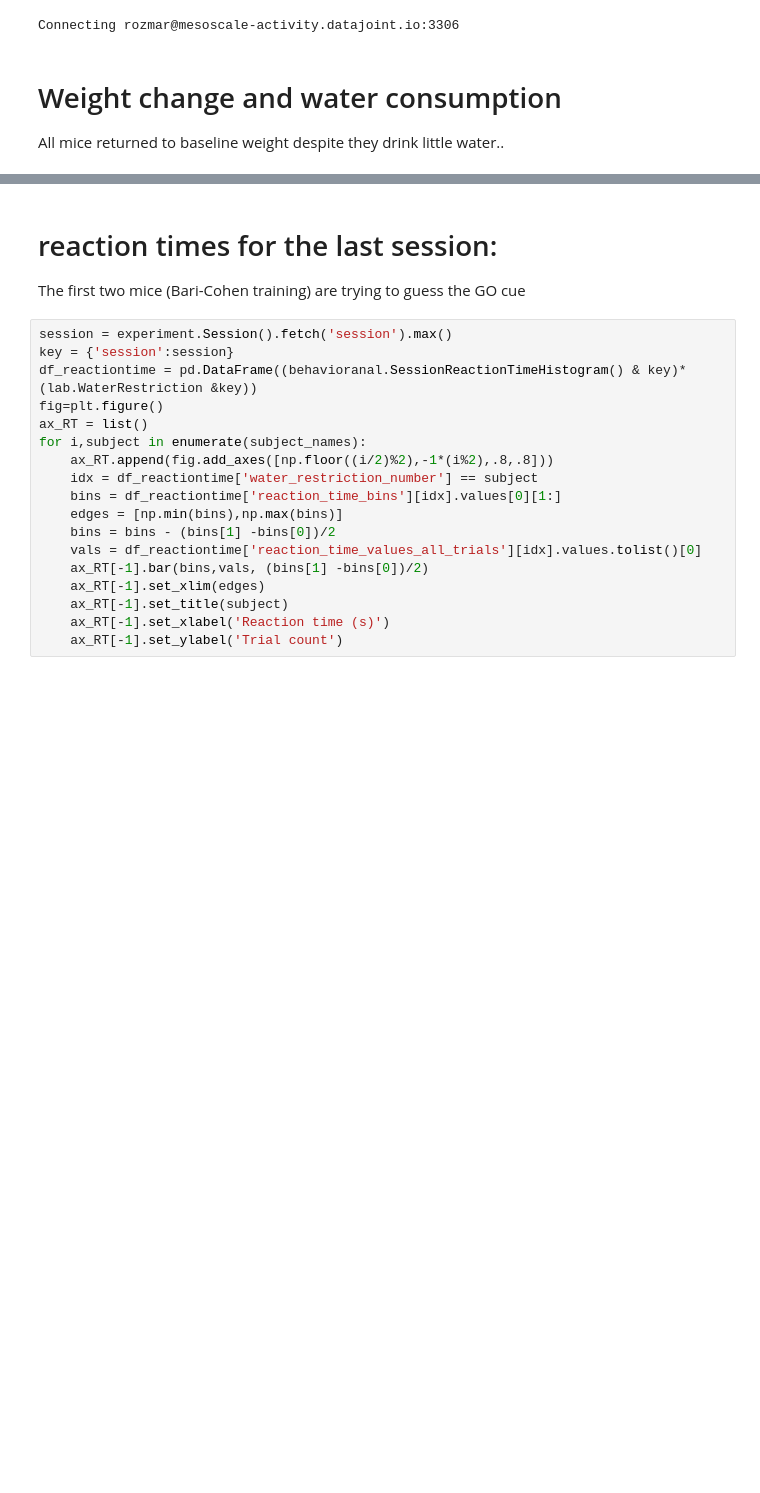
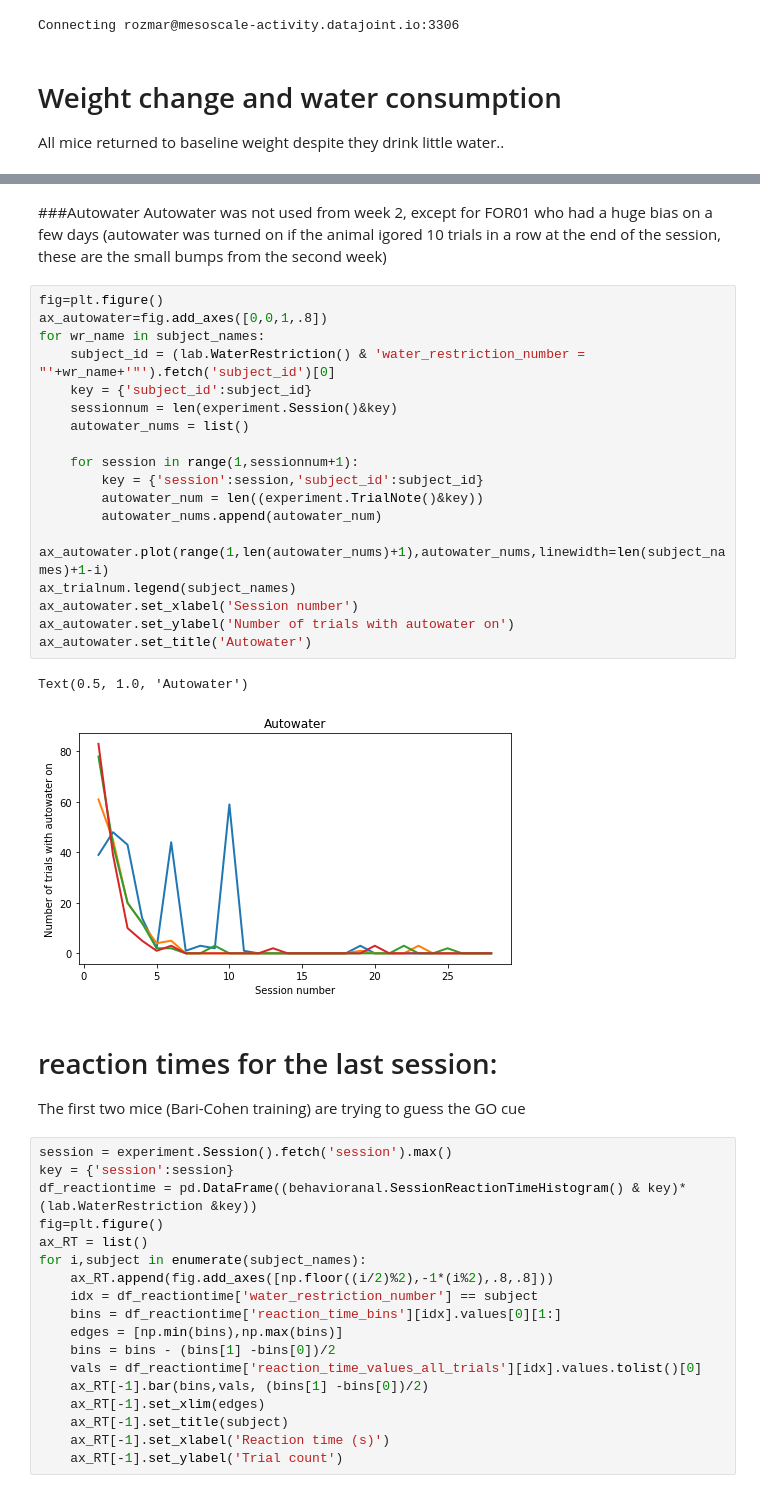
Before and after one commit to rozmar/DataPipeline, a Jupyter notebook: foraging_analysis.ipynb, the cells around one changed output, grey strips where cells are left out. Saved outputs shown, nothing was run; the diff lists cells and outputs as text; blank space fills up the shorter version.

Commit message:
autowater

```diff
--- a/foraging_analysis.ipynb
+++ b/foraging_analysis.ipynb
@@ -46,3 +73,28 @@ Text(0.5, 1.0, 'Water consumption over training')
+# %% [markdown]
+###Autowater
+Autowater was not used from week 2, except for FOR01 who had a huge bias on a few days
+(autowater was turned on if the animal igored 10 trials in a row at the end of the session, these are the small bumps from the second week)
+# %%
+fig=plt.figure()
+ax_autowater=fig.add_axes([0,0,1,.8])
+for wr_name in subject_names:
+    subject_id = (lab.WaterRestriction() & 'water_restriction_number = "'+wr_name+'"').fetch('subject_id')[0]
+    key = {'subject_id':subject_id}
+    sessionnum = len(experiment.Session()&key)
+    autowater_nums = list()
+
+    for session in range(1,sessionnum+1):
+        key = {'session':session,'subject_id':subject_id}
+        autowater_num = len((experiment.TrialNote()&key))
+        autowater_nums.append(autowater_num)
+    ax_autowater.plot(range(1,len(autowater_nums)+1),autowater_nums,linewidth=len(subject_names)+1-i)
+ax_trialnum.legend(subject_names)
+ax_autowater.set_xlabel('Session number')
+ax_autowater.set_ylabel('Number of trials with autowater on')
+ax_autowater.set_title('Autowater')
+# %% [output]
+Text(0.5, 1.0, 'Autowater')
+[figure, added]
 # %% [markdown]
 # reaction times for the last session:
 The first two mice (Bari-Cohen training) are trying to guess the GO cue
```
Also changed, not shown: parts of 1 cell of this notebook.
